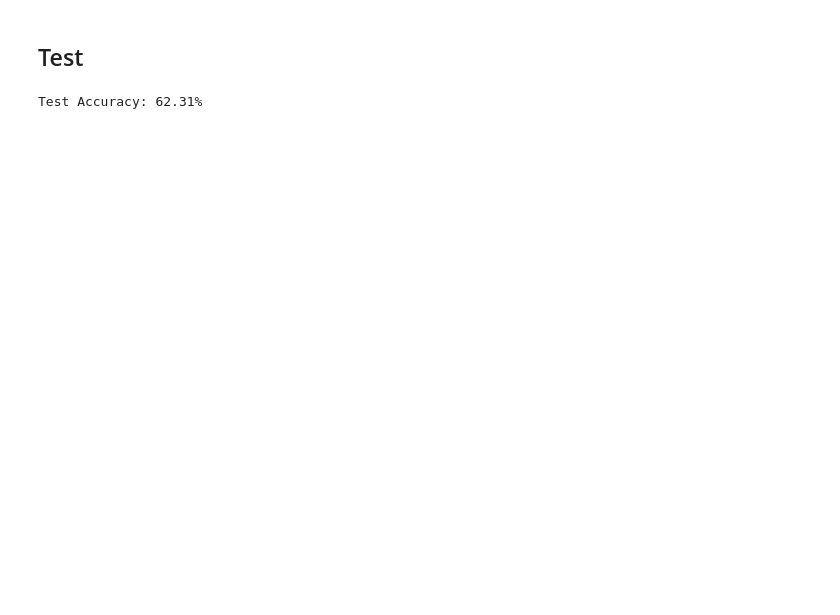
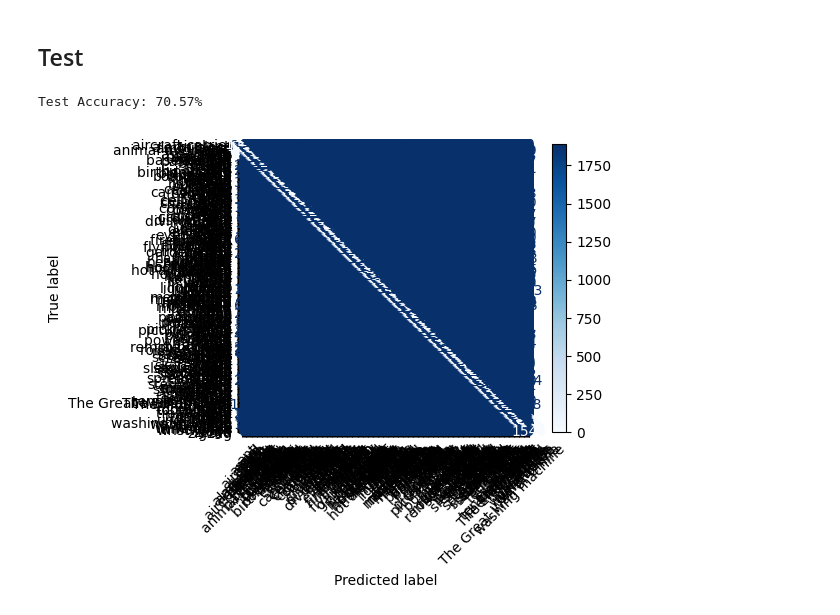
Before and after one commit to Kalyssia/DL_project, a Jupyter notebook: notebooks/training.ipynb, the cells around one changed output. Saved outputs shown, nothing was run; the diff lists cells and outputs as text; code cells hidden in the pictures; blank space fills up the shorter version.

```diff
--- a/notebooks/training.ipynb
+++ b/notebooks/training.ipynb
@@ -341,34 +344,35 @@ plt.show()
 # %%
 from sklearn.metrics import confusion_matrix, ConfusionMatrixDisplay
 import matplotlib.pyplot as plt
 
 with open("../all_classes.txt", "r") as f:
     CLASSES = [line.strip() for line in f]
 
 model.eval()
 
 total = 0
 correct = 0
 all_preds = []
 all_labels = []
 
 with torch.no_grad():
     for images, labels in test_loader:
         images, labels = images.to(DEVICE), labels.to(DEVICE)
         outputs = model(images)
         _, predicted = torch.max(outputs, 1)
         total += labels.size(0)
         correct += (predicted == labels).sum().item()
         all_preds.extend(predicted.cpu().numpy())
         all_labels.extend(labels.cpu().numpy())
 
 accuracy = 100 * correct / total
 print(f"Test Accuracy: {accuracy:.2f}%")
 
-# cm = confusion_matrix(all_labels, all_preds)
-# disp = ConfusionMatrixDisplay(confusion_matrix=cm, display_labels=CLASSES)
-# disp.plot(xticks_rotation=45, cmap="Blues")
-# plt.tight_layout()
-# plt.show()
+cm = confusion_matrix(all_labels, all_preds)
+disp = ConfusionMatrixDisplay(confusion_matrix=cm, display_labels=CLASSES)
+disp.plot(xticks_rotation=45, cmap="Blues")
+plt.tight_layout()
+plt.show()
 # %% [output]
-Test Accuracy: 62.31%
+Test Accuracy: 70.57%
+[figure, added]
```
Also changed, not shown: parts of 5 cells of this notebook, 3 other files.
